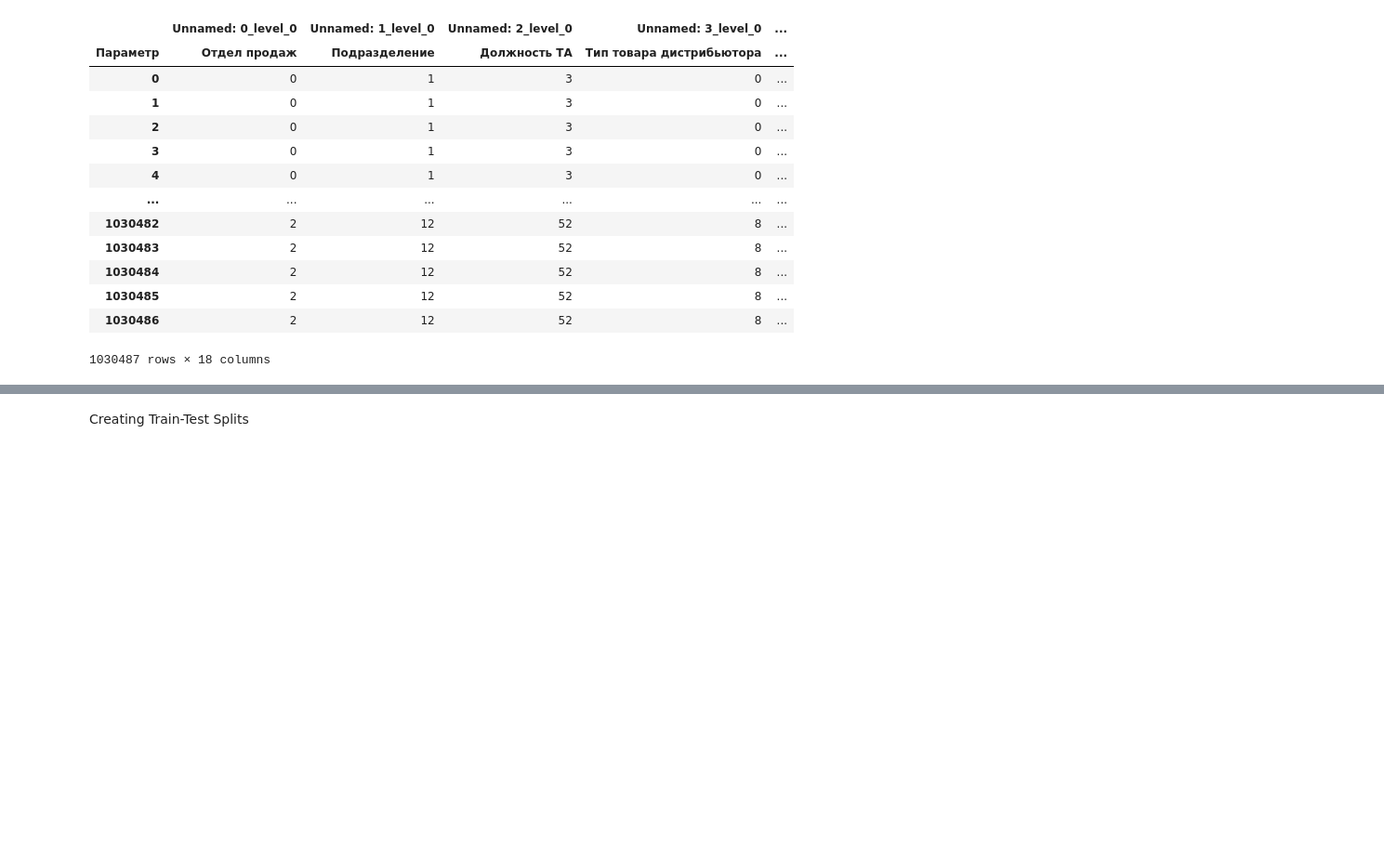
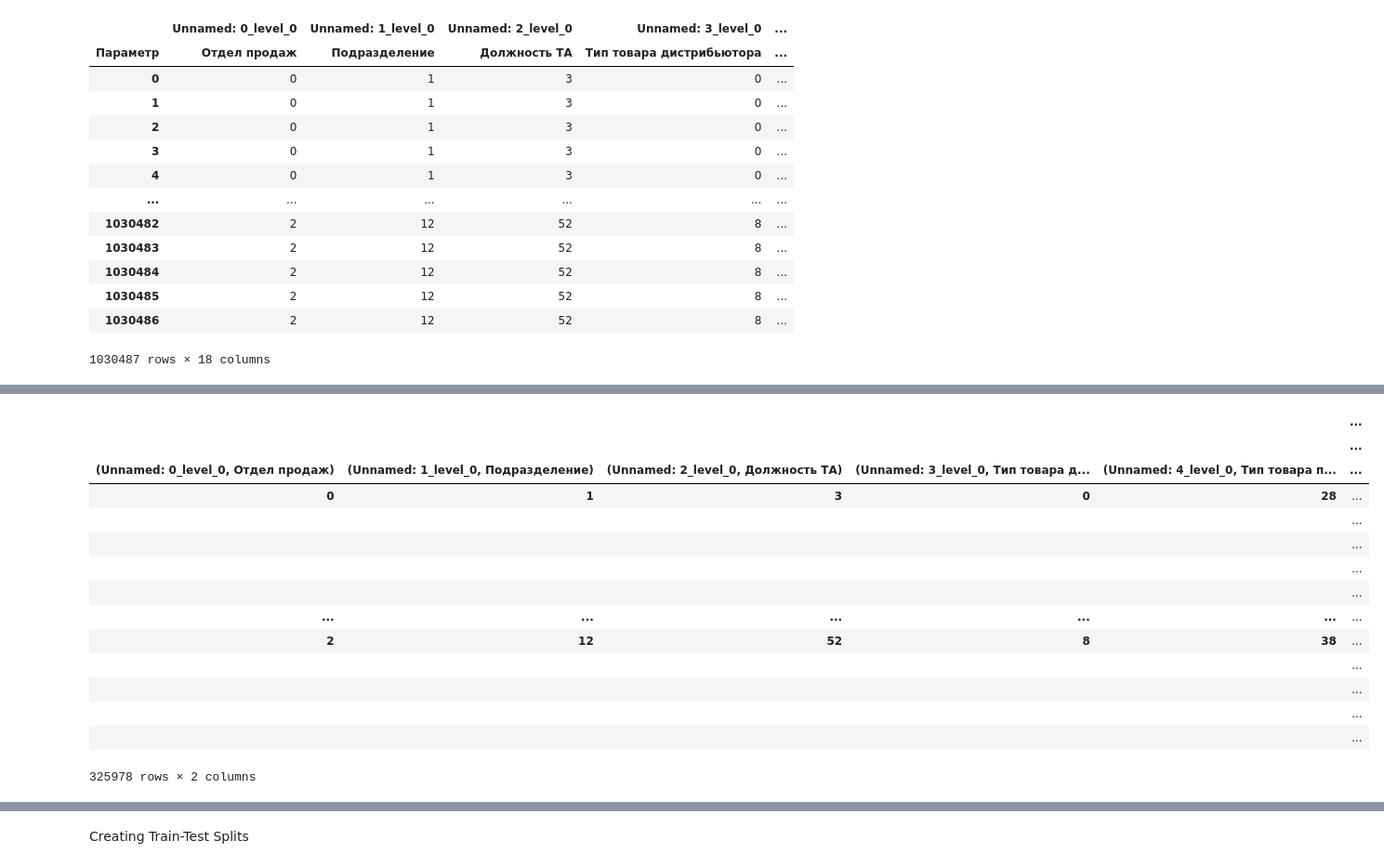
Before and after one commit to alexandrdera/YM, a Jupyter notebook: Orders_v3.0/Orders.ipynb, the cells around one changed output, grey strips where cells are left out. Shown at 93% size. Drawn from its saved outputs; the diff is of its cells as text; code cells hidden in the pictures; blank space fills up the shorter version.

```diff
--- a/Orders_v3.0/Orders.ipynb
+++ b/Orders_v3.0/Orders.ipynb
@@ -210,0 +247,19 @@ encoded_df
+# %%
+df = encoded_df[fields_df].groupby(group_fields).agg("sum")
+df
+# %% [output]
+|  |  |  |  |  | ... |
+|  |  |  |  |  | ... |
+| (Unnamed: 0_level_0, Отдел продаж) | (Unnamed: 1_level_0, Подразделение) | (Unnamed: 2_level_0, Должность ТА) | (Unnamed: 3_level_0, Тип товара д... | (Unnamed: 4_level_0, Тип товара п... | ... |
+| 0 | 1 | 3 | 0 | 28 | ... |
+|  |  |  |  |  | ... |
+|  |  |  |  |  | ... |
+|  |  |  |  |  | ... |
+|  |  |  |  |  | ... |
+| ... | ... | ... | ... | ... | ... |
+| 2 | 12 | 52 | 8 | 38 | ... |
+|  |  |  |  |  | ... |
+|  |  |  |  |  | ... |
+|  |  |  |  |  | ... |
+|  |  |  |  |  | ... |
+325978 rows × 2 columns
```
Also changed, not shown: parts of 10 cells of this notebook.
